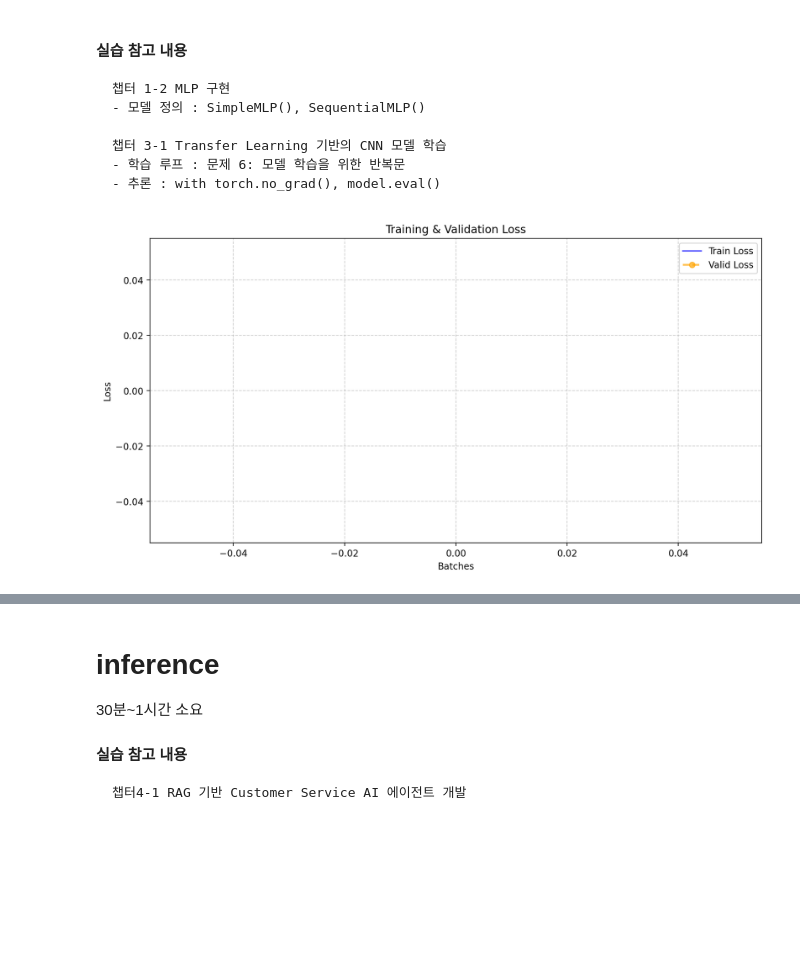
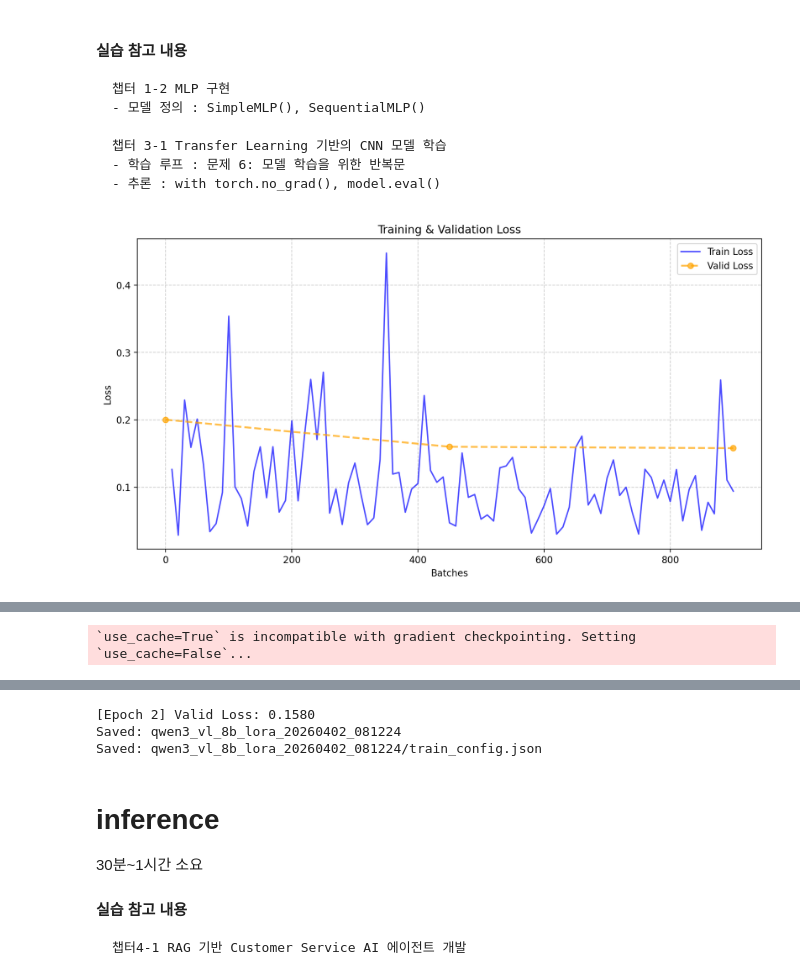
Before and after one commit to junjaeKim/AI_Challenge_upload, a Jupyter notebook: qwen3_vl (1).ipynb, the cells around one changed output, grey strips where cells are left out. Cells and saved outputs as stored; diff of their text form; code cells hidden in the pictures; blank space fills up the shorter version.

```diff
--- a/qwen3_vl (1).ipynb
+++ b/qwen3_vl (1).ipynb
@@ -158,22 +161,24 @@ print("Device:", device)
 
 # 사전 학습 모델 정의
 # MODEL_ID = "Qwen/Qwen3-VL-8B-Instruct"
-MODEL_ID = "Qwen/Qwen3-VL-30B-A3B-Instruct"
+# MODEL_ID = "Qwen/Qwen3-VL-30B-A3B-Instruct-FP8"
+MODEL_ID = "Qwen/Qwen2.5-VL-32B-Instruct"
 IMAGE_SIZE = 512
 MAX_NEW_TOKENS = 8
 SEED = 42
 random.seed(SEED); torch.manual_seed(SEED); torch.cuda.manual_seed_all(SEED)
 
 # 학습 하이퍼파라미터 세팅
-LEARNING_RATE = 1e-4
+LEARNING_RATE = 2e-5
 EPOCHS = 2
 GRAD_ACCUM = 8
-COMPUTE_DTYPE = torch.float16
-LOAD_IN_4BIT = True
+BATCH_SIZE = 2
+COMPUTE_DTYPE = torch.bfloat16
+LOAD_IN_4BIT = False
 
 # LoRA 하이퍼파라미터 세팅
-LORA_R = 64
-LORA_ALPHA = 128
+LORA_R = 16
+LORA_ALPHA = 32
 LORA_DROPOUT = 0.05
 TARGET_MODULES = ["q_proj", "k_proj", "v_proj", "o_proj", "gate_proj", "up_proj", "down_proj"]
 # %% [output]
@@ -458,7 +459,7 @@ train_df = pd.read_csv("/content/train.csv")
 test_df  = pd.read_csv("/content/test.csv")
 
 # 학습데이터 200개만 추출
-train_df = train_df.sample(n=200, random_state=SEED).reset_index(drop=True)
+train_df = train_df.sample(n=1000, random_state=SEED).reset_index(drop=True)
 
 # 검증용 데이터 분리
 split = int(len(train_df)*0.9)
@@ -469,8 +470,8 @@ train_ds = VQAMCDataset(train_subset, processor, train=True)
 valid_ds = VQAMCDataset(valid_subset, processor, train=True)
 
 # 데이터로더
-train_loader = DataLoader(train_ds, batch_size=1, shuffle=True, collate_fn=DataCollator(processor, True), num_workers=0)
-valid_loader = DataLoader(valid_ds, batch_size=1, shuffle=False, collate_fn=DataCollator(processor, True), num_workers=0)
+train_loader = DataLoader(train_ds, batch_size=BATCH_SIZE, shuffle=True, collate_fn=DataCollator(processor, True), num_workers=0)
+valid_loader = DataLoader(valid_ds, batch_size=BATCH_SIZE, shuffle=False, collate_fn=DataCollator(processor, True), num_workers=0)
 # %% [markdown]
 # fine-tuning
 
@@ -513,7 +514,7 @@ def run_validation(current_step):
 # 옵티마이저, 학습 스케줄러
 optimizer = torch.optim.AdamW(model.parameters(), lr=LEARNING_RATE)
 num_training_steps = EPOCHS * math.ceil(len(train_loader)/GRAD_ACCUM)
-scheduler = get_linear_schedule_with_warmup(optimizer, int(num_training_steps*0.03), num_training_steps)
+scheduler = get_linear_schedule_with_warmup(optimizer, int(num_training_steps*0.10), num_training_steps)
 
 # 그래프 초기 설정
 PLOT_INTERVAL = 10
@@ -579,6 +580,7 @@ for epoch in range(EPOCHS):
         # 가중치 업데이트
         # ---------------------------------------------------------
         if step % GRAD_ACCUM == 0 or step == len(train_loader):
+            torch.nn.utils.clip_grad_norm_(model.parameters(), max_norm=1.0)
             optimizer.step()
             optimizer.zero_grad(set_to_none=True)
             scheduler.step()
@@ -600,31 +602,31 @@ for epoch in range(EPOCHS):
     print(f"[Epoch {epoch+1}] Valid Loss: {epoch_val_loss:.4f}")
 
 # 모델 저장
 time_stamp = datetime.now().strftime("%Y%m%d_%H%M%S")
 SAVE_DIR = f"qwen3_vl_8b_lora_{time_stamp}"
 model.save_pretrained(SAVE_DIR)
 processor.save_pretrained(SAVE_DIR)
 print("Saved:", SAVE_DIR)
 
 # 파인튜닝 세팅값(하이퍼파라미터) 저장
 custom_config = {
     "MODEL_ID": MODEL_ID,
     "SEED": SEED,
     "IMAGE_SIZE": IMAGE_SIZE,
     "MAX_NEW_TOKENS": MAX_NEW_TOKENS,
     "LEARNING_RATE": LEARNING_RATE,
     "EPOCHS": EPOCHS,
     "GRAD_ACCUM": GRAD_ACCUM,
     "COMPUTE_DTYPE": str(COMPUTE_DTYPE),
     "LOAD_IN_4BIT": LOAD_IN_4BIT,
     "LORA_R": LORA_R,
     "LORA_ALPHA": LORA_ALPHA,
     "LORA_DROPOUT": LORA_DROPOUT,
     "TARGET_MODULES": TARGET_MODULES
 }
 config_path = os.path.join(SAVE_DIR, "train_config.json")
 with open(config_path, "w", encoding="utf-8") as f:
     json.dump(custom_config, f, indent=4, ensure_ascii=False)
 print("Saved:", config_path)
 # %% [output]
-[figure, old version]
+[figure, new version]
@@ -631,0 +634 @@ RuntimeError: Current CUDA Device does not support bfloat16. Please switch dtype
+`use_cache=True` is incompatible with gradient checkpointing. Setting `use_cache=False`...
@@ -632,3 +636,6 @@ RuntimeError: Current CUDA Device does not support bfloat16. Please switch dtype
+[Epoch 2] Valid Loss: 0.1580
+Saved: qwen3_vl_8b_lora_20260402_081224
+Saved: qwen3_vl_8b_lora_20260402_081224/train_config.json
 # %% [markdown]
 # inference
 
```
Also changed, not shown: parts of 8 cells of this notebook.
